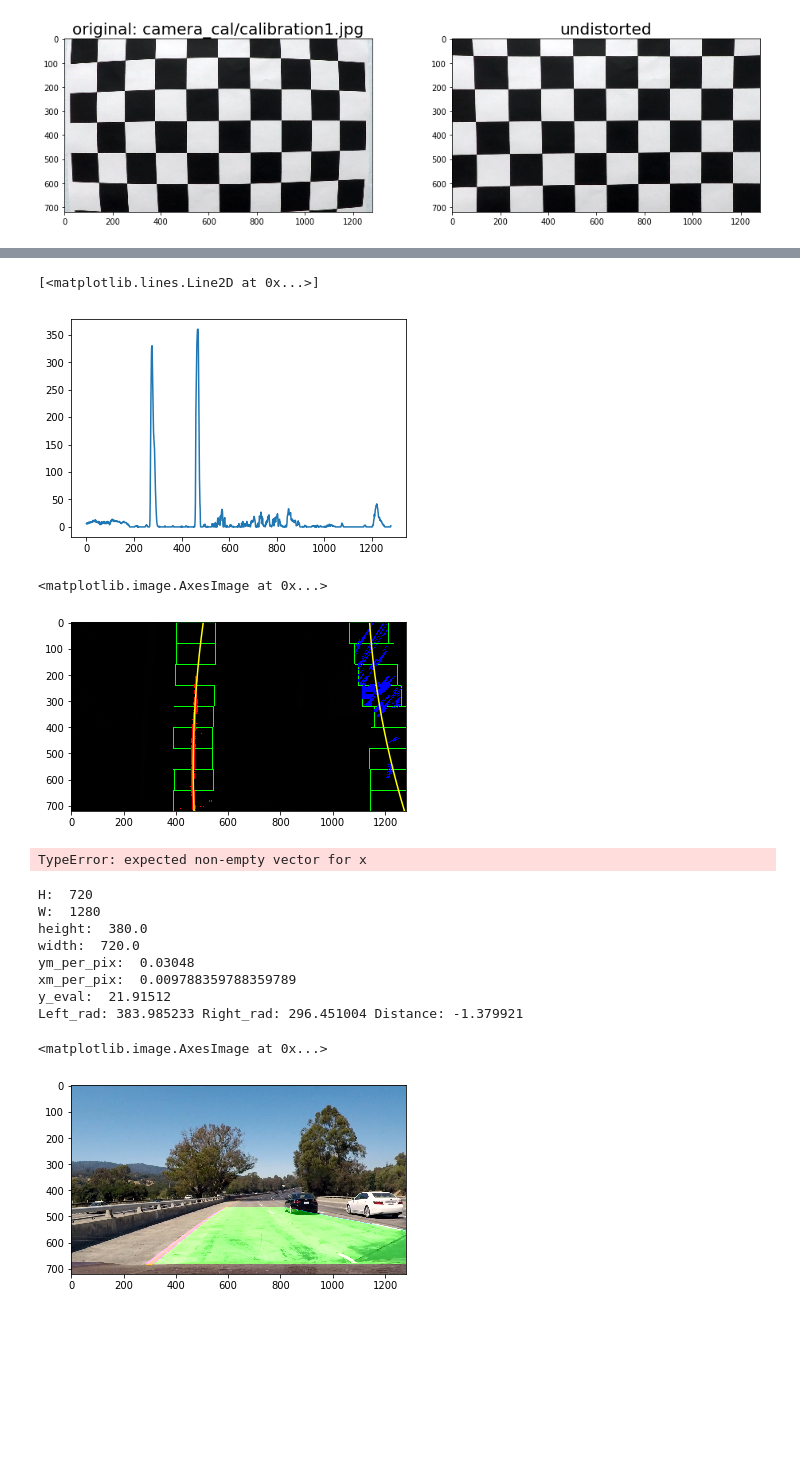
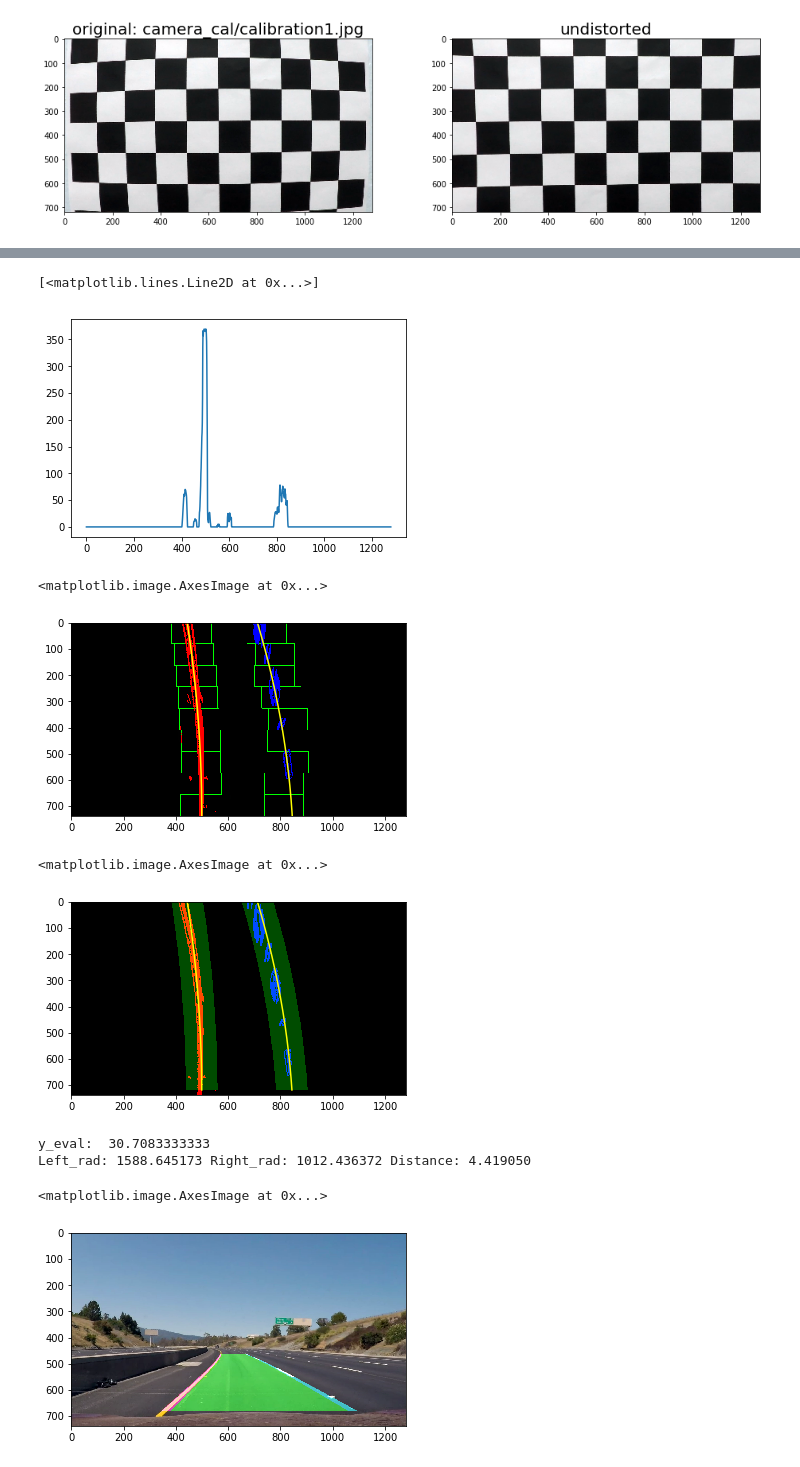
Before and after one commit to MaggiN1337/CarND-Advanced-Lane-Lines, a Jupyter notebook: main.ipynb, the cells around one changed output, grey strips where cells are left out. Cells and saved outputs as stored; diff of their text form; code cells hidden in the pictures; blank space fills up the shorter version.

```diff
--- a/main.ipynb
+++ b/main.ipynb
@@ -306,16 +307,17 @@ def hist(img):
 
     return histogram
 # %%
-warped_binary, M, Minv = unwarp(combined_binary, src, dst)
+#warped_binary, M, Minv = unwarp(combined_binary, src, dst)
+#region_warped_binary = region_of_interest(combined_binary, vertices)
 
 # Create histogram of image binary activations
-histogram = hist(warped_binary)
+histogram = hist(region_warped_binary)
 
 # Visualize the resulting histogram
 plt.plot(histogram)
 # %% [output]
 [<matplotlib.lines.Line2D at 0x...>]
-[figure, old version]
+[figure, new version]
 # %%
 def find_lane_pixels(binary_warped):
     # Take a histogram of the bottom half of the image
@@ -431,26 +456,11 @@ def fit_polynomial(binary_warped):
 # %%
-sliding_windows_image, left_fit_last, right_fit_last = fit_polynomial(warped_binary)
+sliding_windows_image, left_fit_last, right_fit_last = fit_polynominal(region_warped_binary)
 
 plt.imshow(sliding_windows_image)
 # %% [output]
 <matplotlib.image.AxesImage at 0x...>
-[figure, old version]
+[figure, new version]
 # %%
-def fit_poly(img_shape, leftx, lefty, rightx, righty):
-    # Fit a second order polynomial to each with np.polyfit()
-    left_fit = np.polyfit(lefty, leftx, 2)
-    right_fit = np.polyfit(righty, rightx, 2)
-    # Generate x and y values for plotting
-    ploty = np.linspace(0, img_shape[0] - 1, img_shape[0])
-    # Calc both polynomials using ploty, left_fit and right_fit
-    left_fitx = left_fit[0] * ploty ** 2 + left_fit[1] * ploty + left_fit[2]
-    right_fitx = right_fit[0] * ploty ** 2 + right_fit[1] * ploty + right_fit[2]
-
-    measure_curvature_pixels(ploty, left_fitx, right_fitx)
-
-    return left_fitx, right_fitx, ploty
-
-
 def search_around_poly(binary_warped, left_fit, right_fit):
     # Choose the width of the margin around the previous polynomial to search
     margin = 60
@@ -479,7 +489,7 @@ def search_around_poly(binary_warped, left_fit, right_fit):
     rightx = nonzerox[right_lane_inds]
     righty = nonzeroy[right_lane_inds]
 
-    left_fitx, right_fitx, ploty = fit_poly(warped_binary.shape, leftx, lefty, rightx, righty)
+    left_fitx, right_fitx, ploty = fit_polynomal(warped_binary, left_fit, right_fit)
 
     ## Visualization ##
     # Create an image to draw on and an image to show the selection window
@@ -519,14 +529,12 @@ def measure_curvature_pixels(ploty, leftx, rightx):
     height = dst[1][0] - dst[0][0]
 
     # TODO: Check ft vs. meters
-    ym_per_pix = 3.048/100 # meters per pixel in y dimension, lane line is 10 ft = 3.048 meters
-    xm_per_pix = 3.7/378 # meters per pixel in x dimension, lane width is 12 ft = 3.7 meters
+    # ym_per_pix = 3.048/100 # meters per pixel in y dimension, lane line is 10 ft = 3.048 meters
+    # xm_per_pix = 3.7/378 # meters per pixel in x dimension, lane width is 12 ft = 3.7 meters
+    ym_per_pix = 30/720 # meters per pixel in y dimension
+    xm_per_pix = 3.7/700 # meters per pixel in x dimension
     #ym_per_pix = 12.0 / width # meters per pixel in y dimension
     #xm_per_pix = 10.0 / height # meters per pixel in x dimension
-    print("height: ", height)
-    print("width: ", width)
-    print("ym_per_pix: ", ym_per_pix)
-    print("xm_per_pix: ", xm_per_pix)
 
     # Define y-value where we want radius of curvature
     # We'll choose the maximum y-value, corresponding to the bottom of the image
@@ -560,7 +568,7 @@ def measure_curvature_pixels(ploty, leftx, rightx):
 #print('Distance from lane center for example:', d_center, 'm')
 # %%
 next_img = cv2.imread(FOLDER_TEST_INPUT + TRANSFORMATION2__JPG)
-next_img = cv2.cvtColor(img, cv2.COLOR_BGR2RGB)
+next_img = cv2.cvtColor(next_img, cv2.COLOR_BGR2RGB)
 
 # Run image through the pipeline
 # Note that in your project, you'll also want to feed in the previous fits
@@ -571,7 +579,8 @@ result, left_lane_inds, right_lane_inds, ploty = search_around_poly(process_pipe
 # View your output
 plt.imshow(result)
 # %% [output]
-TypeError: expected non-empty vector for x
+<matplotlib.image.AxesImage at 0x...>
+[figure, added]
 # %%
 
 # TODO: from Udacity project lines on original image
@@ -609,19 +616,13 @@ def draw_lane(original_img, binary_img, l_fit, r_fit, Minv):
     result = cv2.addWeighted(new_img, 1, newwarp, 0.5, 0)
     return result, left_curverad, right_curverad, distance_from_center
 # %%
-final_img, left_curverad, right_curverad, distance_from_center = draw_lane(transformation_image, warped_binary, left_fit_last, right_fit_last, Minv)
+final_img, left_curverad, right_curverad, distance_from_center = draw_lane(transformation_image, region_warped_binary, left_fit_last, right_fit_last, Minv)
 plt.imshow(final_img)
 # %% [output]
-H:  720
-W:  1280
-height:  380.0
-width:  720.0
-ym_per_pix:  0.03048
-xm_per_pix:  0.009788359788359789
-y_eval:  21.91512
-Left_rad: 383.985233 Right_rad: 296.451004 Distance: -1.379921
+y_eval:  30.7083333333
+Left_rad: 1588.645173 Right_rad: 1012.436372 Distance: 4.419050
 <matplotlib.image.AxesImage at 0x...>
-[figure, old version]
+[figure, new version]
 # %%
 def draw_data(original_img, curv_rad, center_dist):
     new_img = np.copy(original_img)
```
Also changed, not shown: parts of 10 cells of this notebook, 1 other file.
